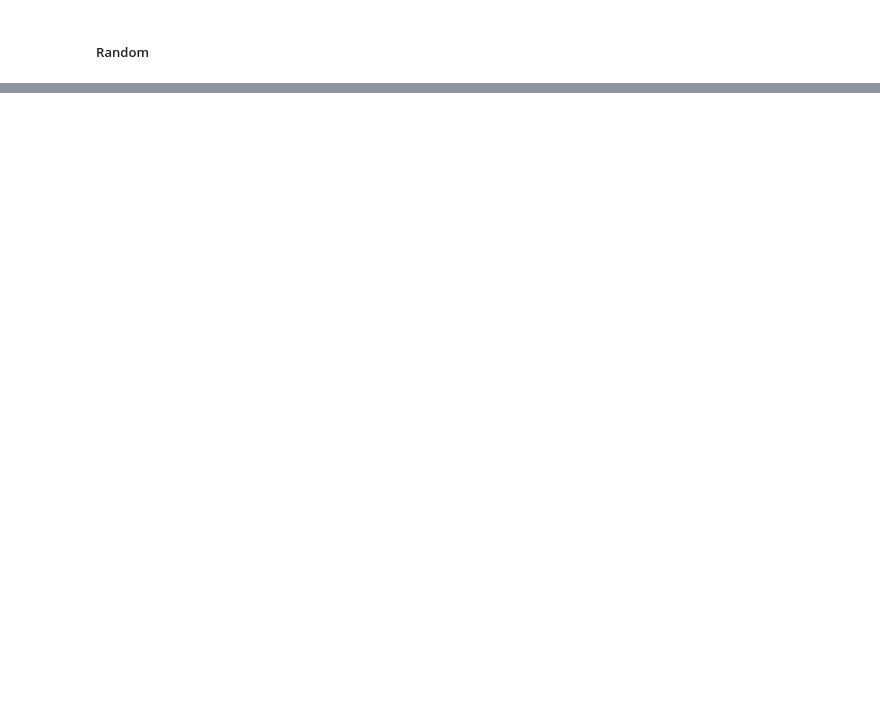
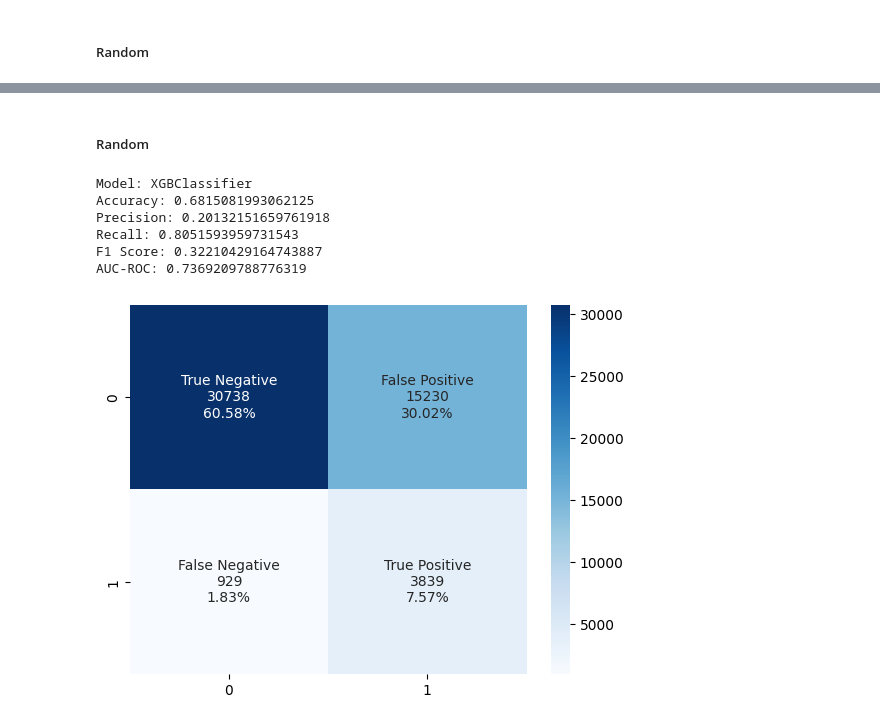
Before and after one commit to Alaa0129/HeartDiseaseOrAttackBigData, a Jupyter notebook: src/05_Optimized_models_training.ipynb, the cells around one changed output, grey strips where cells are left out. Drawn from its saved outputs; the diff is of its cells as text; code cells hidden in the pictures; blank space fills up the shorter version.

```diff
--- a/src/05_Optimized_models_training.ipynb
+++ b/src/05_Optimized_models_training.ipynb
@@ -674,0 +742,2 @@ AUC-ROC: 0.7187017829152232
+# %%
+clf6 = XGBClassifier(n_estimators=2, max_depth=2, learning_rate=1, objective='binary:logistic')
@@ -674,0 +746,5 @@ AUC-ROC: 0.7187017829152232
+# %%
+clf6.fit(X_S, y_S)
+preds = clf6.predict(X_test)
+evaluate_model(clf6, X_S, y_S)
+draw_confusion_matrix(y_test, preds)
@@ -675,5 +759,15 @@ AUC-ROC: 0.7187017829152232
+# %% [markdown]
+##### Random
 # %%
-clf5.fit(X_ro, y_ro)
-y_ro_pred5 = clf5.predict(X_test)
-evaluate_model(clf5, X_ro, y_ro)
-draw_confusion_matrix(y_test, y_ro_pred5)
+clf6.fit(X_ro, y_ro)
+preds_ro = clf6.predict(X_test)
+evaluate_model(clf6, X_ro, y_ro)
+draw_confusion_matrix(y_test, preds_ro)
+# %% [output]
+Model: XGBClassifier
+Accuracy: 0.6815081993062125
+Precision: 0.20132151659761918
+Recall: 0.8051593959731543
+F1 Score: 0.32210429164743887
+AUC-ROC: 0.7369209788776319
+[figure, added]
```
Also changed, not shown: parts of 34 cells of this notebook, 1 other file.
